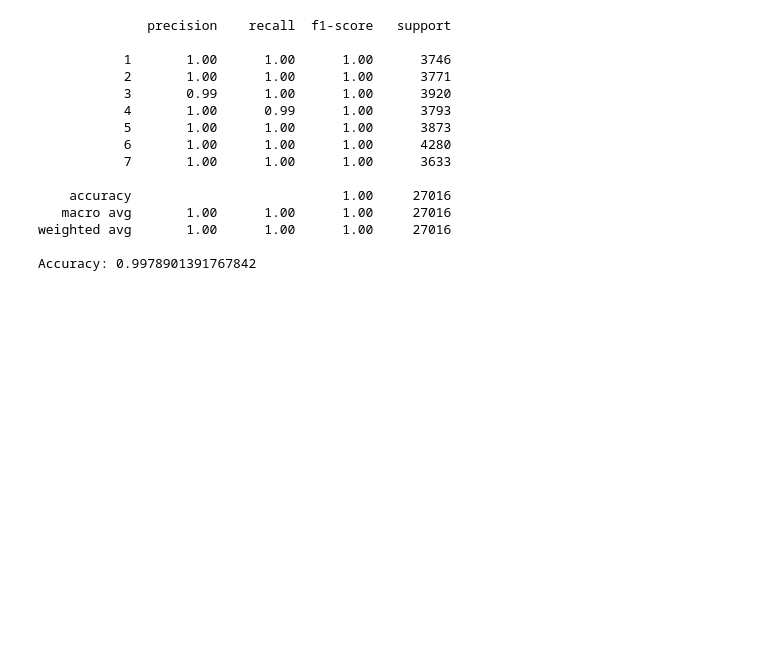
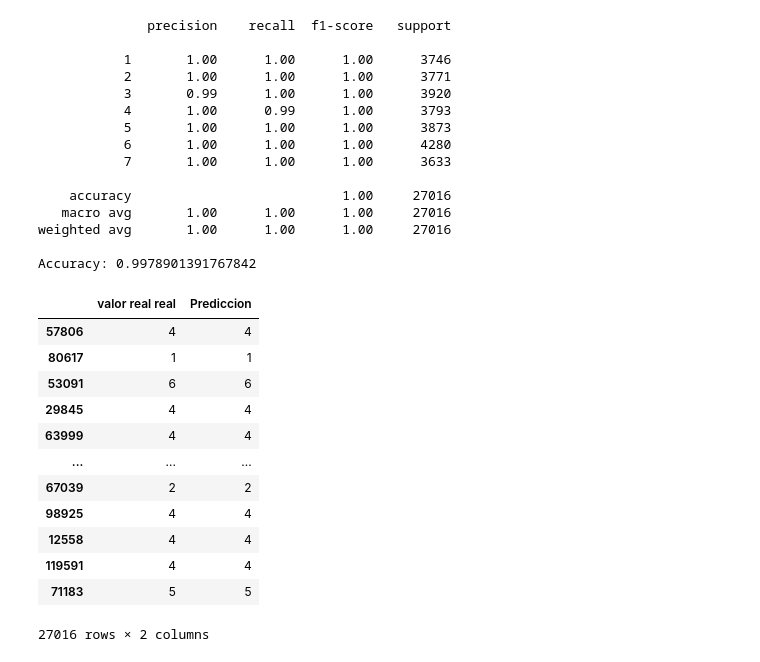
Before and after one commit to cogollo12/proyecto-IA, a Jupyter notebook: PROYECTO.ipynb, the cells around one changed output. Saved outputs shown, nothing was run; the diff lists cells and outputs as text; code cells hidden in the pictures; blank space fills up the shorter version.

```diff
--- a/PROYECTO.ipynb
+++ b/PROYECTO.ipynb
@@ -847,3 +847,21 @@ print("Accuracy:", accuracy_score(y_test, y_pred))
 weighted avg       1.00      1.00      1.00     27016
 
 Accuracy: 0.9978901391767842
+# %%
+prediccion_test = model.predict(X_test)
+prediccion_test=pd.DataFrame({"valor real real " : y_test , "Prediccion" : prediccion_test})
+prediccion_test
+# %% [output]
+|  | valor real real | Prediccion |
+| 57806 | 4 | 4 |
+| 80617 | 1 | 1 |
+| 53091 | 6 | 6 |
+| 29845 | 4 | 4 |
+| 63999 | 4 | 4 |
+| ... | ... | ... |
+| 67039 | 2 | 2 |
+| 98925 | 4 | 4 |
+| 12558 | 4 | 4 |
+| 119591 | 4 | 4 |
+| 71183 | 5 | 5 |
+27016 rows × 2 columns
```
